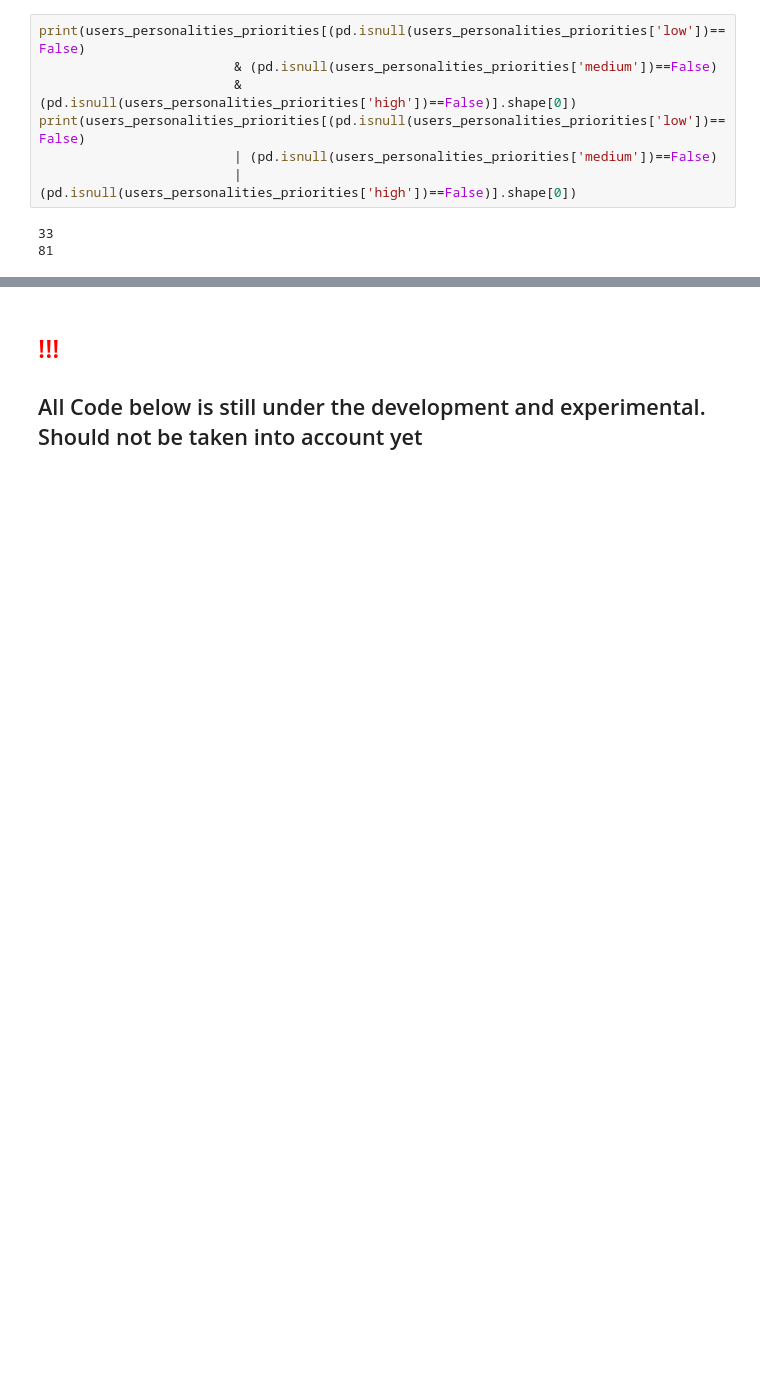
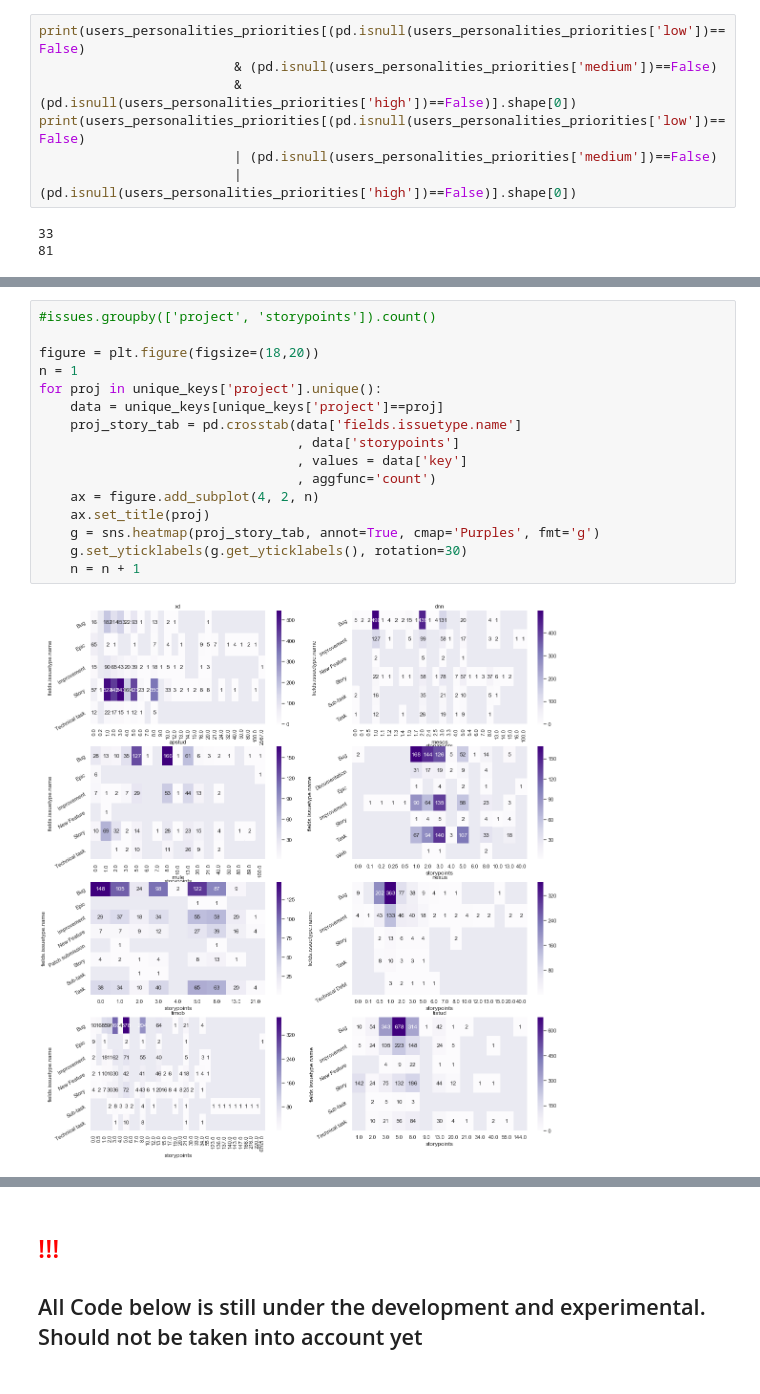
Before and after one commit to gogoladzetedo/Personalities_In_Agile, a Jupyter notebook: Analysis.ipynb, the cells around one changed output, grey strips where cells are left out. Saved outputs shown, nothing was run; the diff lists cells and outputs as text; blank space fills up the shorter version.

```diff
--- a/Analysis.ipynb
+++ b/Analysis.ipynb
@@ -1265,0 +1296,18 @@ print(users_personalities_priorities[(pd.isnull(users_personalities_priorities['
+# %%
+#issues.groupby(['project', 'storypoints']).count()
+
+figure = plt.figure(figsize=(18,20))
+n = 1
+for proj in unique_keys['project'].unique():
+    data = unique_keys[unique_keys['project']==proj]
+    proj_story_tab = pd.crosstab(data['fields.issuetype.name']
+                                 , data['storypoints']
+                                 , values = data['key']
+                                 , aggfunc='count')
+    ax = figure.add_subplot(4, 2, n)
+    ax.set_title(proj)
+    g = sns.heatmap(proj_story_tab, annot=True, cmap='Purples', fmt='g')
+    g.set_yticklabels(g.get_yticklabels(), rotation=30)
+    n = n + 1
+# %% [output]
+[figure, added]
```
Also changed, not shown: parts of 9 cells of this notebook.
